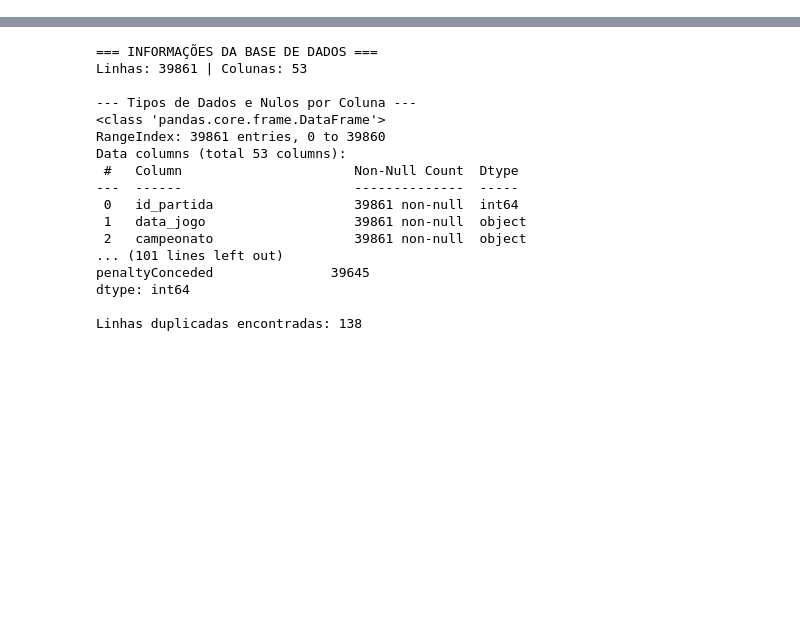
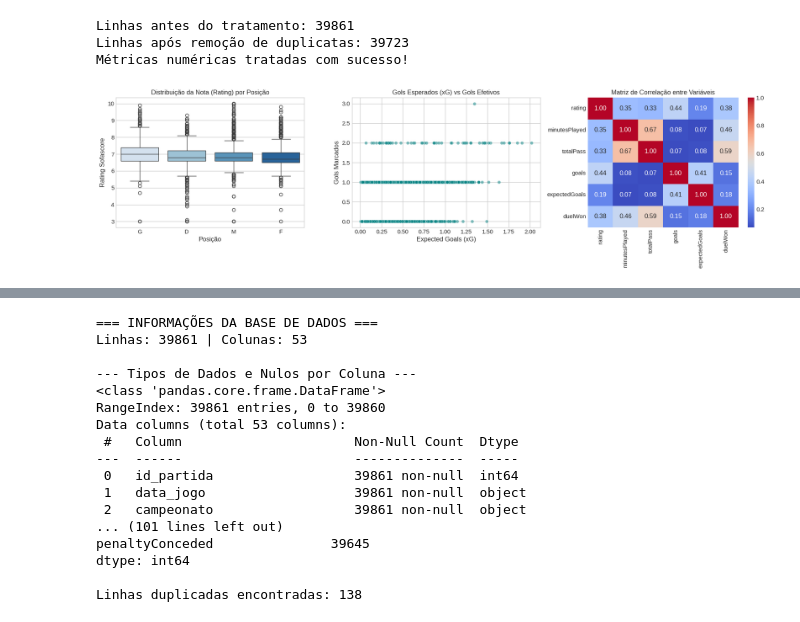
Before and after one commit to 18252054-sketch/eda_projeto_ia, a Jupyter notebook: eda_projeto_ia.ipynb, the cells around one changed output, grey strips where cells are left out. Drawn from its saved outputs; the diff is of its cells as text; code cells hidden in the pictures; blank space fills up the shorter version.

```diff
--- a/eda_projeto_ia.ipynb
+++ b/eda_projeto_ia.ipynb
@@ -54,0 +86,55 @@ Total de Colunas: 53
+# %%
+# 1. Removendo duplicatas identificadas na checagem
+df_players_clean = df_players.drop_duplicates().copy()
+
+# 2. Conversão de colunas de data
+df_players_clean['data_jogo'] = pd.to_datetime(df_players_clean['data_jogo'])
+df_players_clean['dateOfBirth'] = pd.to_datetime(df_players_clean['dateOfBirth'])
+
+# 3. Preenchimento de valores ausentes em métricas de jogo por 0
+# Na base de futebol, se a métrica de evento (gols, passes, faltas, etc.) está nula, indica que a ação não ocorreu na partida
+cols_metricas = [
+    'goals', 'goalAssist', 'expectedGoals', 'expectedAssists', 'keyPass',
+    'totalPass', 'accuratePass', 'totalCross', 'accurateCross', 'totalTackle',
+    'interceptionWon', 'fouls', 'wasFouled', 'duelWon', 'duelLost',
+    'aerialWon', 'aerialLost', 'dispossessed', 'possessionLostCtrl'
+]
+
+for col in cols_metricas:
+    if col in df_players_clean.columns:
+        df_players_clean[col] = df_players_clean[col].fillna(0)
+
+# 4. Confirmação do tratamento
+print(f"Linhas antes do tratamento: {df_players.shape[0]}")
+print(f"Linhas após remoção de duplicatas: {df_players_clean.shape[0]}")
+print("Métricas numéricas tratadas com sucesso!")
+# %% [output]
+Linhas antes do tratamento: 39861
+Linhas após remoção de duplicatas: 39723
+Métricas numéricas tratadas com sucesso!
+# %%
+plt.style.use('seaborn-v0_8-whitegrid' if 'seaborn-v0_8-whitegrid' in plt.style.available else 'default')
+fig, axes = plt.subplots(1, 3, figsize=(18, 5))
+
+# Gráfico 1: Distribuição das Notas (Rating) por Posição com correção do aviso de palette/hue
+sns.boxplot(data=df_players_clean[df_players_clean['rating'] > 0], x='position', y='rating', ax=axes[0], palette='Blues', hue='position', legend=False)
+axes[0].set_title('Distribuição da Nota (Rating) por Posição')
+axes[0].set_xlabel('Posição')
+axes[0].set_ylabel('Rating Sofascore')
+
+# Gráfico 2: Relação entre Gols Esperados (xG) e Gols Reais
+sns.scatterplot(data=df_players_clean[df_players_clean['expectedGoals'] > 0], x='expectedGoals', y='goals', alpha=0.5, ax=axes[1], color='teal')
+axes[1].set_title('Gols Esperados (xG) vs Gols Efetivos')
+axes[1].set_xlabel('Expected Goals (xG)')
+axes[1].set_ylabel('Gols Marcados')
+
+# Gráfico 3: Matriz de Correlação das Principais Métricas
+cols_corr = ['rating', 'minutesPlayed', 'totalPass', 'goals', 'expectedGoals', 'duelWon']
+corr_matrix = df_players_clean[cols_corr].corr()
+sns.heatmap(corr_matrix, annot=True, cmap='coolwarm', fmt='.2f', ax=axes[2])
+axes[2].set_title('Matriz de Correlação entre Variáveis')
+
+plt.tight_layout()
+plt.show()
+# %% [output]
+[figure, added]
```
Also changed, not shown: parts of 9 cells of this notebook.
